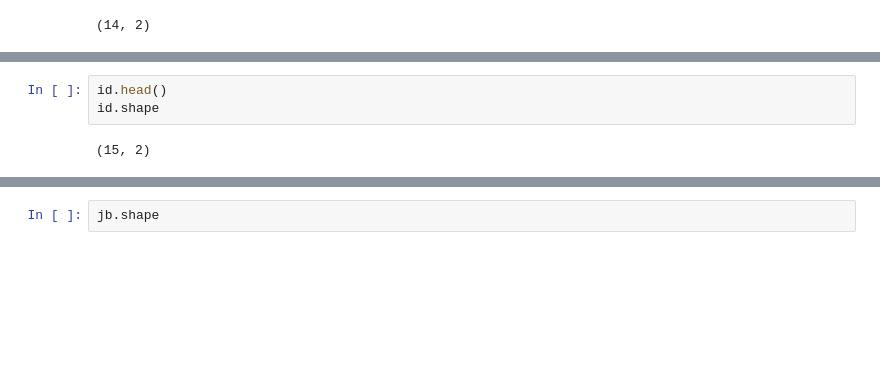
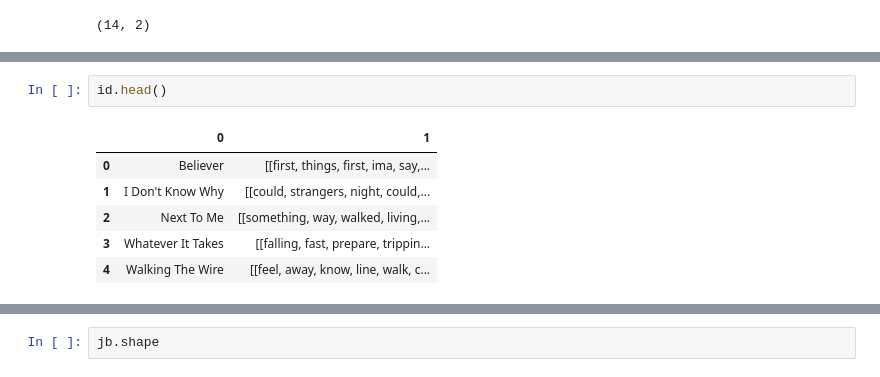
Before and after one commit to Gail529/Recommendation-system, a Jupyter notebook: preprocessing_lyrics.ipynb, the cells around one changed output, grey strips where cells are left out. Cells and saved outputs as stored; diff of their text form; blank space fills up the shorter version.

```diff
--- a/preprocessing_lyrics.ipynb
+++ b/preprocessing_lyrics.ipynb
@@ -307,8 +292,12 @@ making
 # %%
 id.head()
-id.shape
 # %% [output]
-(15, 2)
+|  | 0 | 1 |
+| 0 | Believer | [[first, things, first, ima, say,... |
+| 1 | I Don't Know Why | [[could, strangers, night, could,... |
+| 2 | Next To Me | [[something, way, walked, living,... |
+| 3 | Whatever It Takes | [[falling, fast, prepare, trippin... |
+| 4 | Walking The Wire | [[feel, away, know, line, walk, c... |
 # %%
 #preprocessing all the songs
 for i in range(0,14):
```
Also changed, not shown: parts of 21 cells of this notebook.
